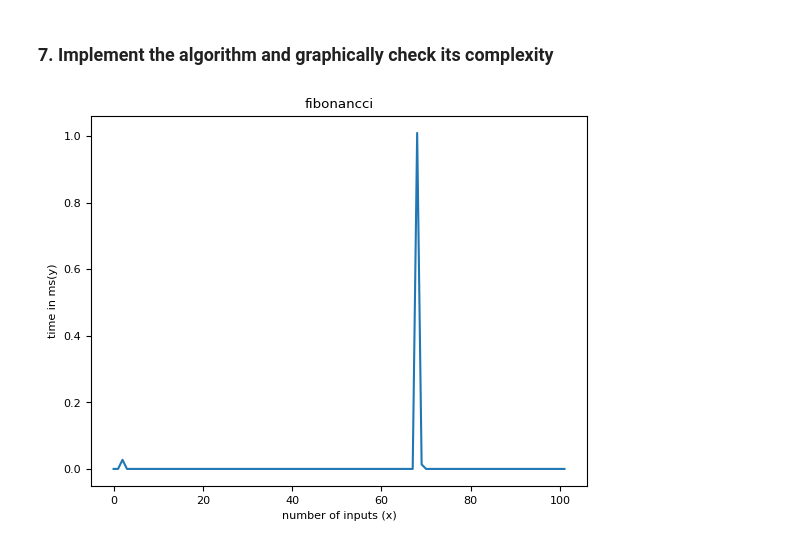
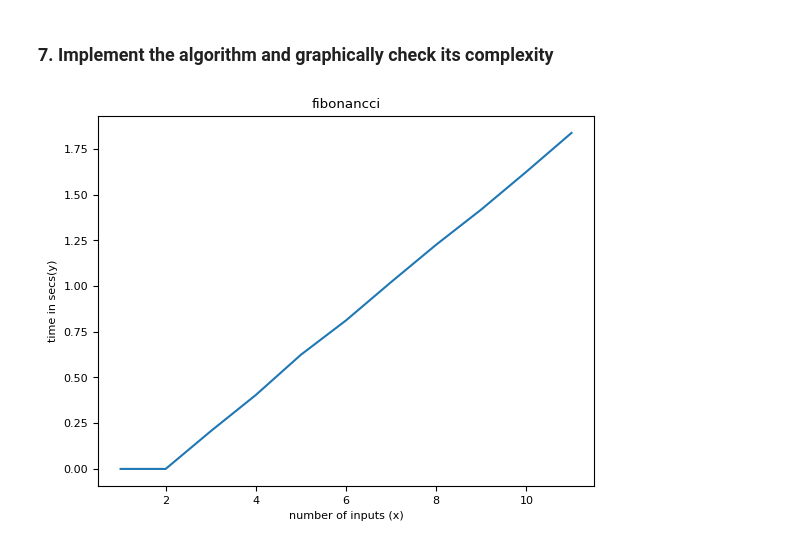
Before and after one commit to itsdragzz/TGS_algorithmics, a Jupyter notebook: 2 Algorithmics efficiency/efficiency_notebook.ipynb, the cells around one changed output. Cells and saved outputs as stored; diff of their text form; code cells hidden in the pictures.

```diff
--- a/2 Algorithmics efficiency/efficiency_notebook.ipynb
+++ b/2 Algorithmics efficiency/efficiency_notebook.ipynb
@@ -264,8 +274,11 @@ $ O(n) $
 # %%
 import matplotlib.pyplot as plt
 import time
+from IPython.display import clear_output
 
-def fibonancci(num):
+def fibonancci(num) -> int:
+
+
     i = 0
     a = 0
     b = 1
@@ -273,58 +286,65 @@ def fibonancci(num):
     #other cases
     if num < 0:
         print("NaN")
+        time.sleep(0.2)
     elif num == 0:
-        return a
+        #time.sleep(0.2)
+        print(a)
     elif num == 1:
-        return b
+        #time.sleep(0.2)
+        print(b)
     else: #main cases
         for i in range(2, num):
             sum = a + b
             a = b
             b = sum
             i += 1
+            time.sleep(0.2)
         print(sum)
-        time.sleep(0.2)
 
 
 
-def graph_of_fib(run_fib):
+
+def graph_of_fib(run_fib) -> int:
+
+        fig, axs = plt.subplots(1, 1)
 
         loop_fib = 0
 
-        time_arr_y_fib = [0]
-        arr_size_x_fib = [0]
+        time_arr_y_fib = []
+        arr_size_x_fib = []
         times_to_run = 1
 
         while loop_fib <= run_fib: #loops until the value reaches 'run'
 
 
             startt_fib = time.time() #stats time
 
             fibonancci(times_to_run)
 
             endt_fib = time.time() #ends times
 
             arr_size_x_fib.append(times_to_run)
 
 
             times_to_run += 1 #increases the arr size by one
 
             elapsed_time_fib = endt_fib - startt_fib #gets the elapsed time
-            final_res_fib = elapsed_time_fib * 1000
+            final_res_fib = elapsed_time_fib
             time_arr_y_fib.append(final_res_fib) #appends the array of x into elasped_time
 
             loop_fib += 1
 
 
         clear_output(wait=True)
+        #axs.set_ylim([0, 100])
         plt.plot(arr_size_x_fib, time_arr_y_fib) #shows the size of the plot
-        plt.ylabel('time in ms(y)') #label y side
+        plt.ylabel('time in secs(y)') #label y side
         plt.xlabel('number of inputs (x)') #label x side
         plt.title("fibonancci") #title of graph
         plt.show() #shows the graph
 
 
-graph_of_fib(100)
+graph_of_fib(10)
 # %% [output]
-[figure, old version]
+[figure, new version]
```
Also changed, not shown: parts of 3 cells of this notebook, 1 other file.
